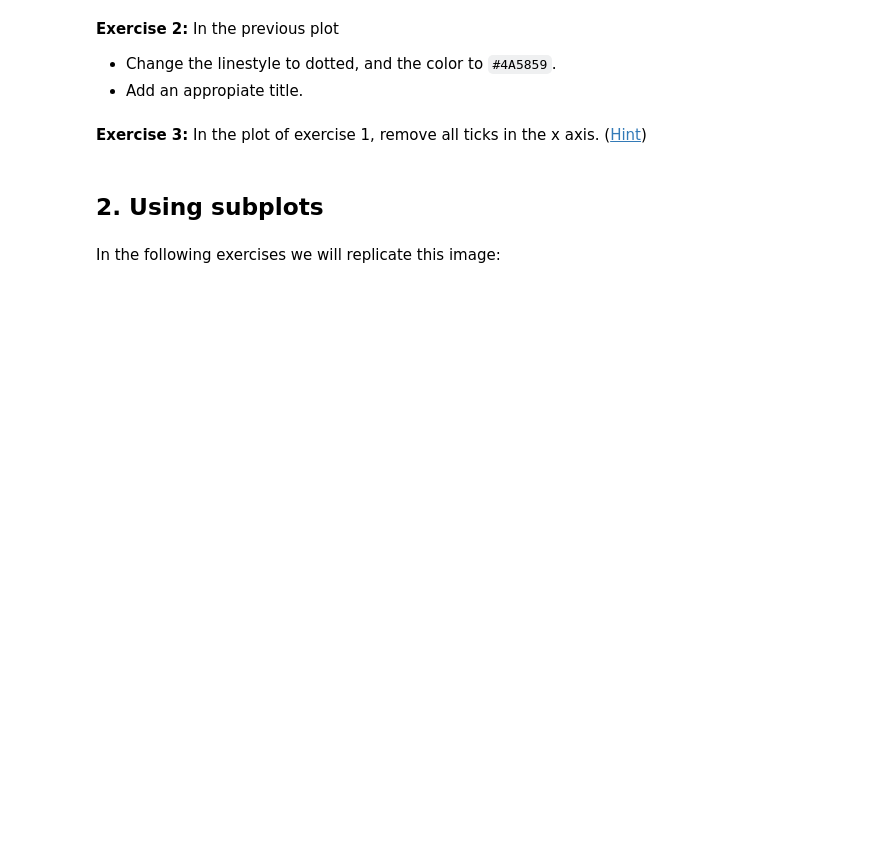
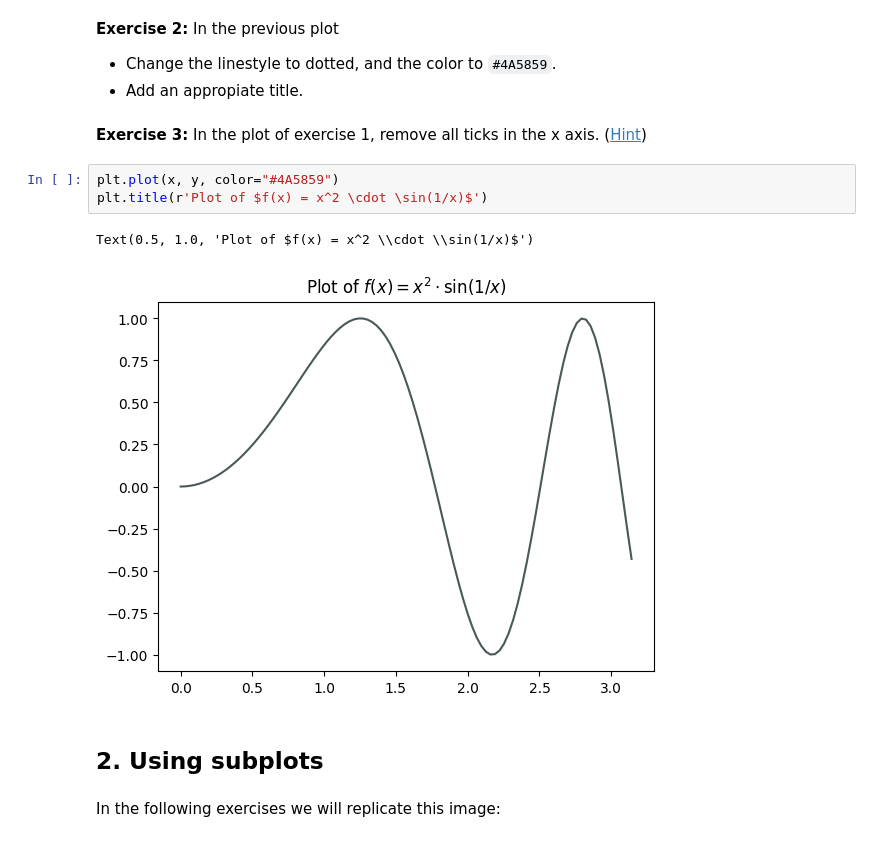
Before and after one commit to harrysinghdk/applied-ai, a Jupyter notebook: exercise 1/Plotting_exercises_w_matplotlib_and_seaborn.ipynb, the cells around one changed output. Saved outputs shown, nothing was run; the diff lists cells and outputs as text; blank space fills up the shorter version.

```diff
--- a/exercise 1/Plotting_exercises_w_matplotlib_and_seaborn.ipynb
+++ b/exercise 1/Plotting_exercises_w_matplotlib_and_seaborn.ipynb
@@ -23,6 +31,12 @@ plt.plot(x, y)
 - Add an appropiate title.
 # %% [markdown]
 **Exercise 3:** In the plot of exercise 1, remove all ticks in the x axis. ([Hint](https://stackoverflow.com/a/12998531))
+# %%
+plt.plot(x, y, color="#4A5859")
+plt.title(r'Plot of $f(x) = x^2 \cdot \sin(1/x)$')
+# %% [output]
+Text(0.5, 1.0, 'Plot of $f(x) = x^2 \\cdot \\sin(1/x)$')
+[figure, added]
 # %% [markdown]
 ## 2. Using subplots
 # %% [markdown]
```
Also changed, not shown: parts of 15 cells of this notebook.
